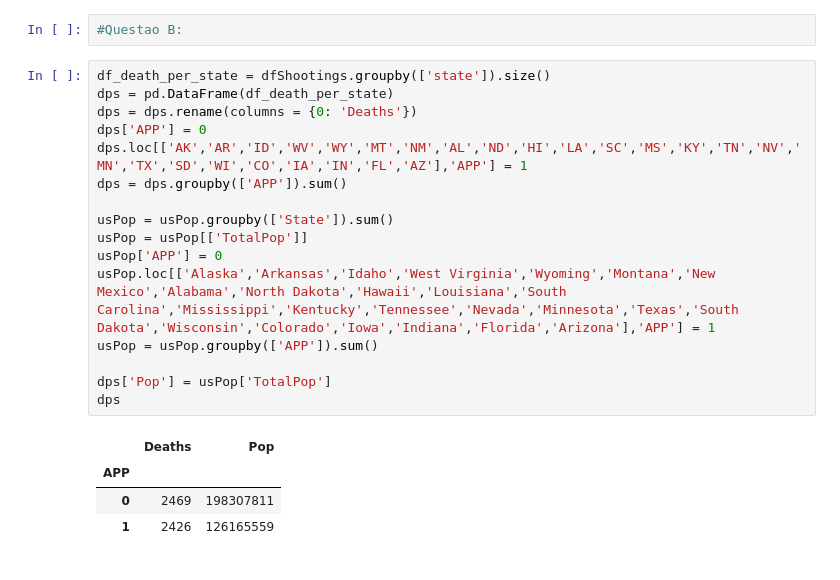
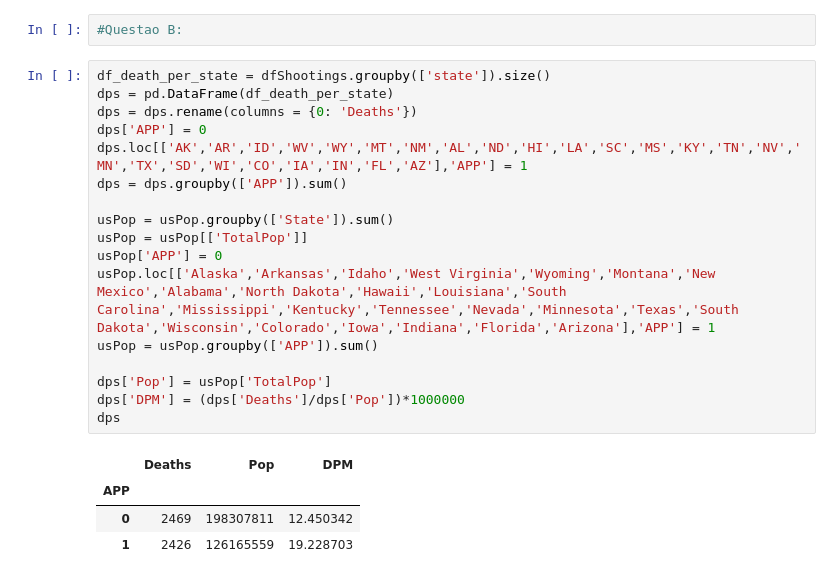
Before and after one commit to nascimentocrp/icd-trabalho-final, a Jupyter notebook: notebooks/Teste de Hipotese.ipynb, the cells around one changed output. Drawn from its saved outputs; the diff is of its cells as text.

```diff
--- a/notebooks/Teste de Hipotese.ipynb
+++ b/notebooks/Teste de Hipotese.ipynb
@@ -118,21 +118,22 @@ superior
 # %%
 df_death_per_state = dfShootings.groupby(['state']).size()
 dps = pd.DataFrame(df_death_per_state)
 dps = dps.rename(columns = {0: 'Deaths'})
 dps['APP'] = 0
 dps.loc[['AK','AR','ID','WV','WY','MT','NM','AL','ND','HI','LA','SC','MS','KY','TN','NV','MN','TX','SD','WI','CO','IA','IN','FL','AZ'],'APP'] = 1
 dps = dps.groupby(['APP']).sum()
 
 usPop = usPop.groupby(['State']).sum()
 usPop = usPop[['TotalPop']]
 usPop['APP'] = 0
 usPop.loc[['Alaska','Arkansas','Idaho','West Virginia','Wyoming','Montana','New Mexico','Alabama','North Dakota','Hawaii','Louisiana','South Carolina','Mississippi','Kentucky','Tennessee','Nevada','Minnesota','Texas','South Dakota','Wisconsin','Colorado','Iowa','Indiana','Florida','Arizona'],'APP'] = 1
 usPop = usPop.groupby(['APP']).sum()
 
 dps['Pop'] = usPop['TotalPop']
+dps['DPM'] = (dps['Deaths']/dps['Pop'])*1000000
 dps
 # %% [output]
-|  | Deaths | Pop |
-| APP |  |  |
-| 0 | 2469 | 198307811 |
-| 1 | 2426 | 126165559 |
+|  | Deaths | Pop | DPM |
+| APP |  |  |  |
+| 0 | 2469 | 198307811 | 12.450342 |
+| 1 | 2426 | 126165559 | 19.228703 |
```
